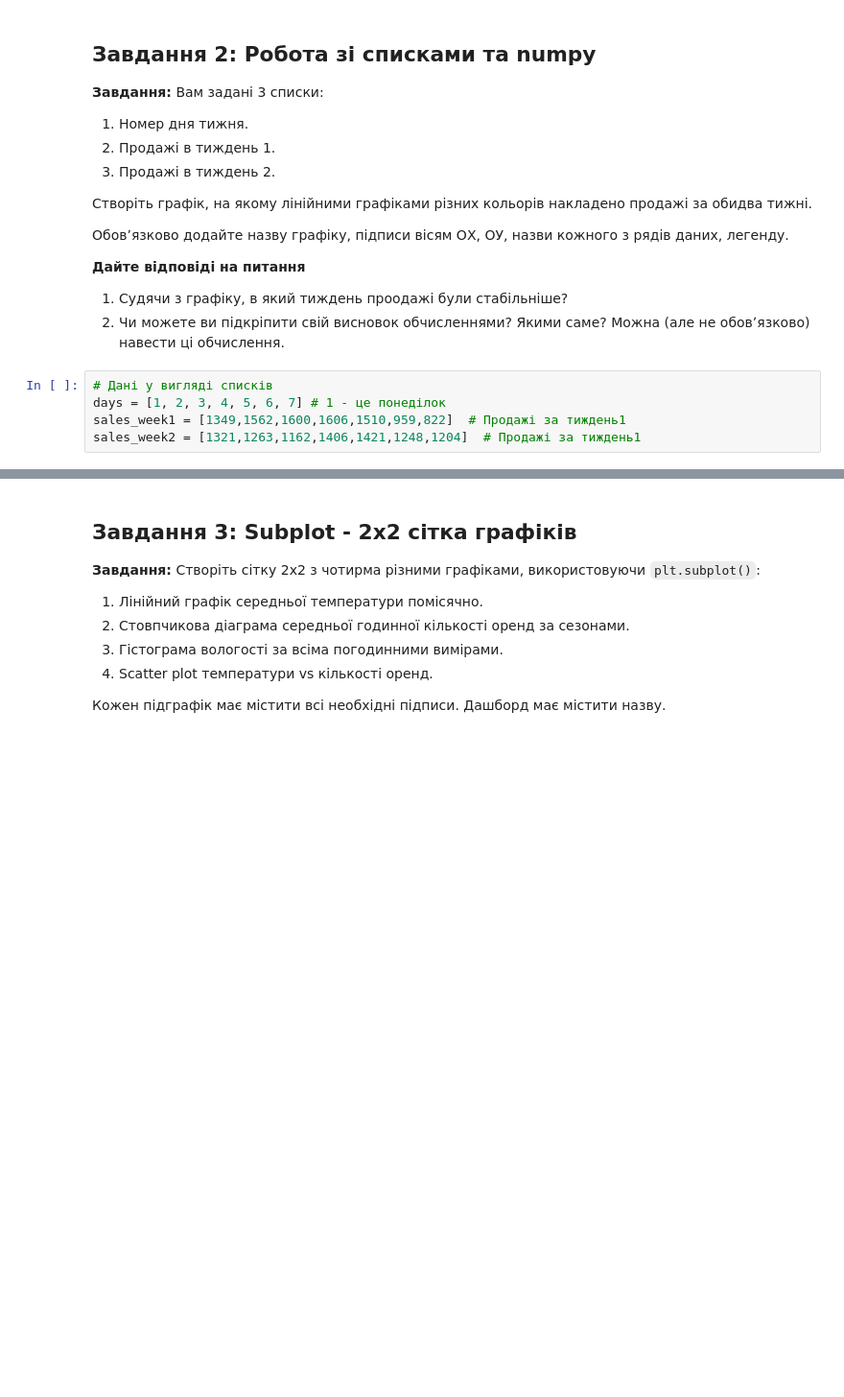
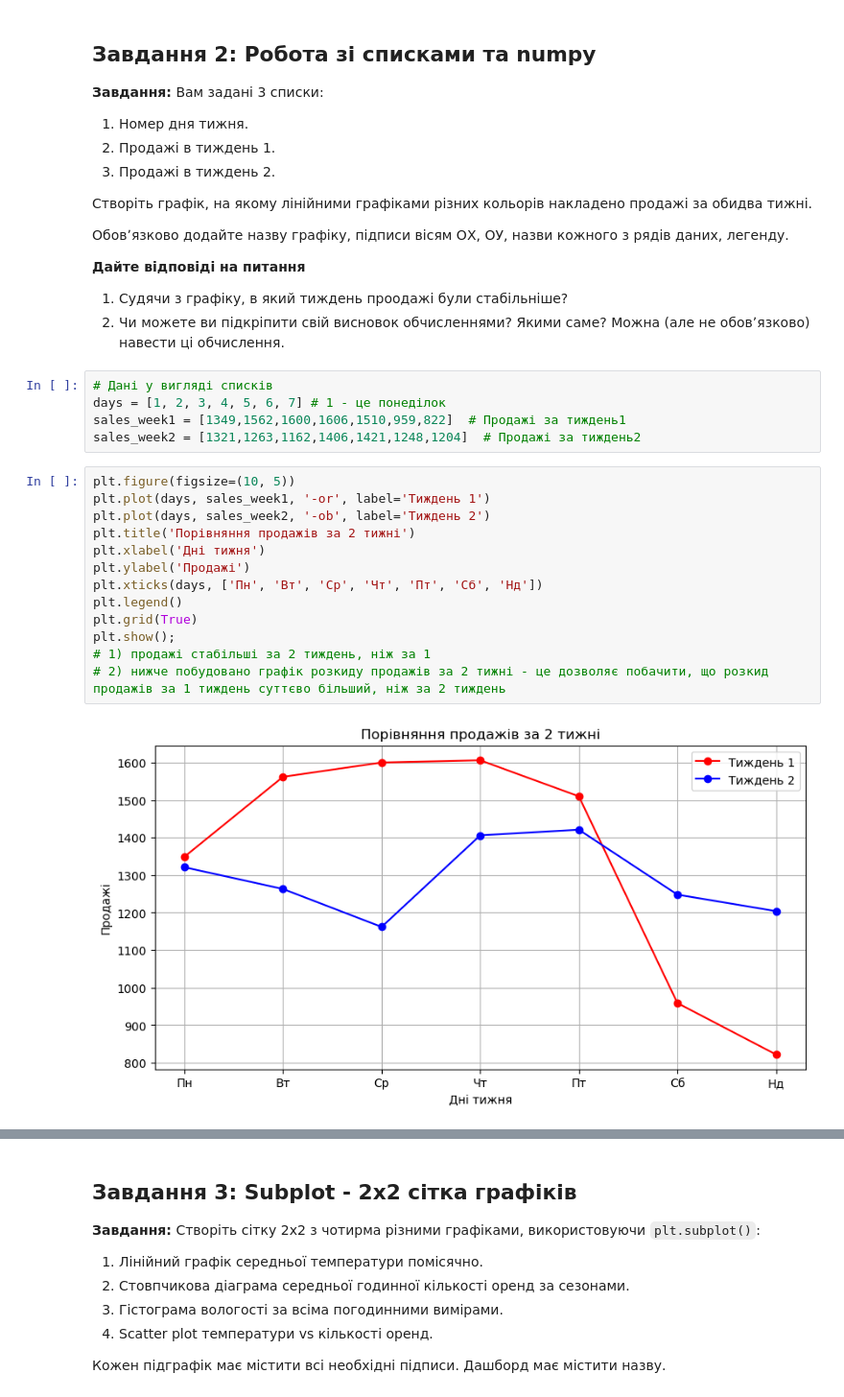
Before and after one commit to olesia-za/python_for_ds_tasks, a Jupyter notebook: hometasks/OZ_Done_10_HW2_Data_visualization_with_Matplotlib.ipynb, the cells around one changed output, grey strips where cells are left out. Shown at 96% size. Drawn from its saved outputs; the diff is of its cells as text; blank space fills up the shorter version.

```diff
--- a/hometasks/OZ_Done_10_HW2_Data_visualization_with_Matplotlib.ipynb
+++ b/hometasks/OZ_Done_10_HW2_Data_visualization_with_Matplotlib.ipynb
@@ -72,4 +92,19 @@ df['day'] = df.index.day
 # Дані у вигляді списків
 days = [1, 2, 3, 4, 5, 6, 7] # 1 - це понеділок
 sales_week1 = [1349,1562,1600,1606,1510,959,822]  # Продажі за тиждень1
-sales_week2 = [1321,1263,1162,1406,1421,1248,1204]  # Продажі за тиждень1
+sales_week2 = [1321,1263,1162,1406,1421,1248,1204]  # Продажі за тиждень2
+# %%
+plt.figure(figsize=(10, 5))
+plt.plot(days, sales_week1, '-or', label='Тиждень 1')
+plt.plot(days, sales_week2, '-ob', label='Тиждень 2')
+plt.title('Порівняння продажів за 2 тижні')
+plt.xlabel('Дні тижня')
+plt.ylabel('Продажі')
+plt.xticks(days, ['Пн', 'Вт', 'Ср', 'Чт', 'Пт', 'Сб', 'Нд'])
+plt.legend()
+plt.grid(True)
+plt.show();
+# 1) продажі стабільші за 2 тиждень, ніж за 1
+# 2) нижче побудовано графік розкиду продажів за 2 тижні - це дозволяє побачити, що розкид продажів за 1 тиждень суттєво більший, ніж за 2 тиждень
+# %% [output]
+[figure, added]
```
Also changed, not shown: parts of 8 cells of this notebook.
